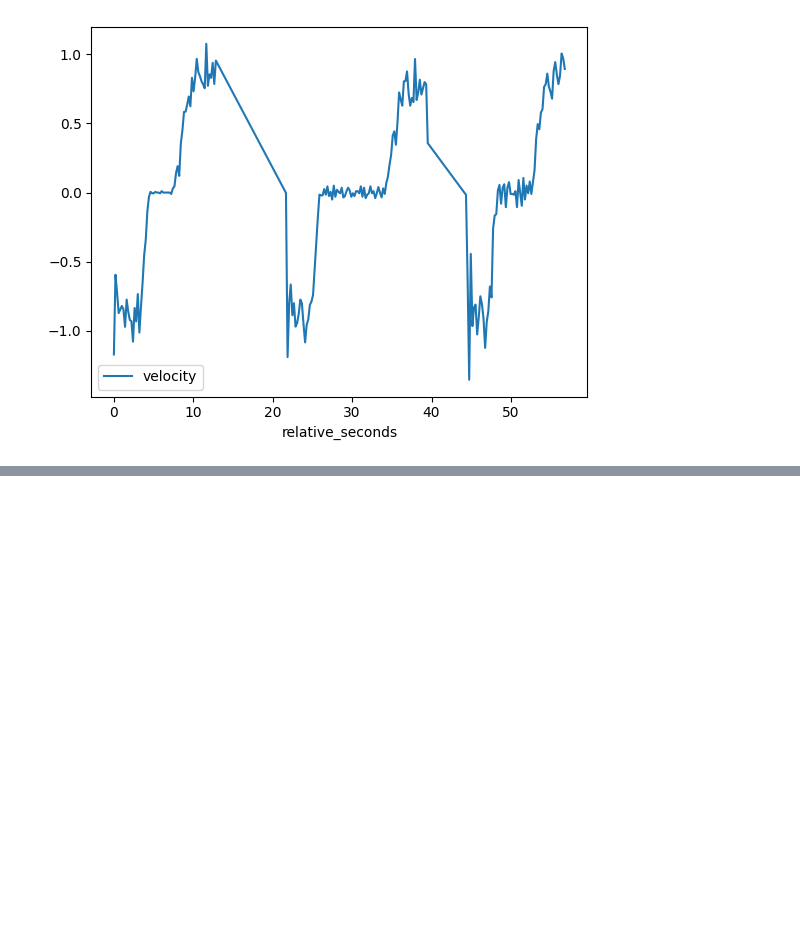
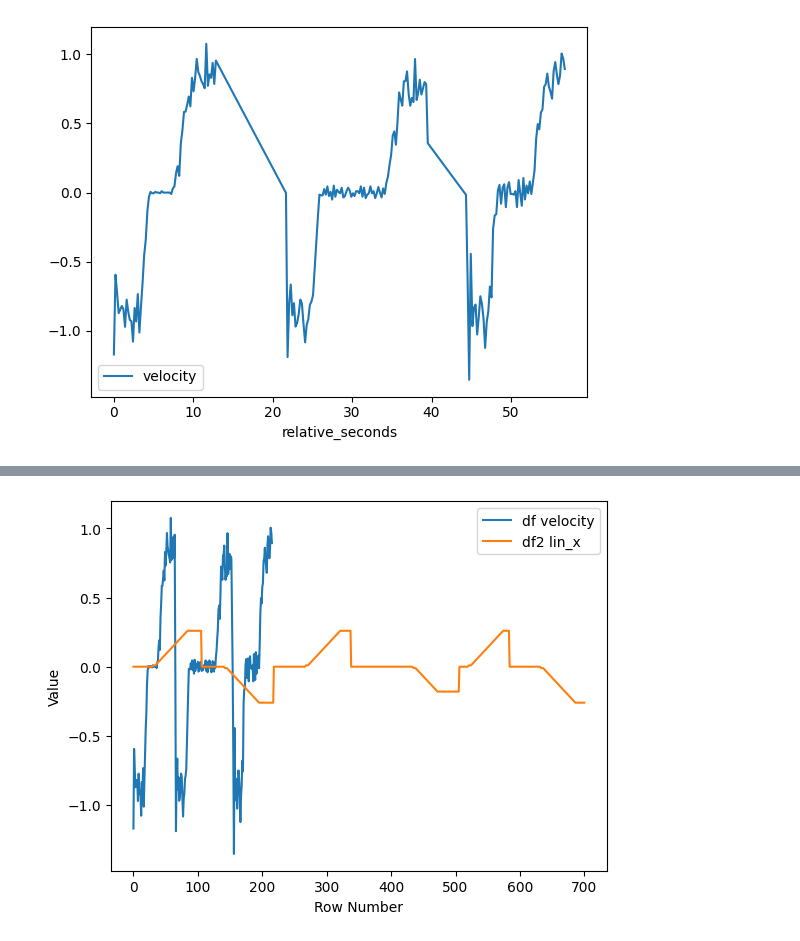
Before and after one commit to mattwilliamson/deepdrive, a Jupyter notebook: src/deepdrive_hardware/notebooks/max_speed.ipynb, the cells around one changed output, grey strips where cells are left out. Saved outputs shown, nothing was run; the diff lists cells and outputs as text; code cells hidden in the pictures; blank space fills up the shorter version.

```diff
--- a/src/deepdrive_hardware/notebooks/max_speed.ipynb
+++ b/src/deepdrive_hardware/notebooks/max_speed.ipynb
@@ -69,0 +59,8 @@ acceleration_df.plot(x='relative_seconds', y='acceleration')
+# %%
+import pandas as pd
+# ros2 topic echo --csv /diff_drive_controller/cmd_vel_unstamped
+# Read the CSV file
+df2 = pd.read_csv('max_speed_cmd_vel.csv')
+
+# Display the dataframe
+df2
@@ -69,0 +81,19 @@ acceleration_df.plot(x='relative_seconds', y='acceleration')
+# %%
+# plot df velocity and df2 lin_x on top of each other. just use the row number as the x axis
+import matplotlib.pyplot as plt
+
+# Plot the velocity column from df
+plt.plot(df.index, df['velocity'], label='df velocity')
+
+# Plot the lin_x column from df2
+plt.plot(df2.index, df2['lin_x'], label='df2 lin_x')
+
+# Add labels and legend
+plt.xlabel('Row Number')
+plt.ylabel('Value')
+plt.legend()
+
+# Show the plot
+plt.show()
+# %% [output]
+[figure, added]
```
Also changed, not shown: parts of 10 cells of this notebook, 1 other file.
